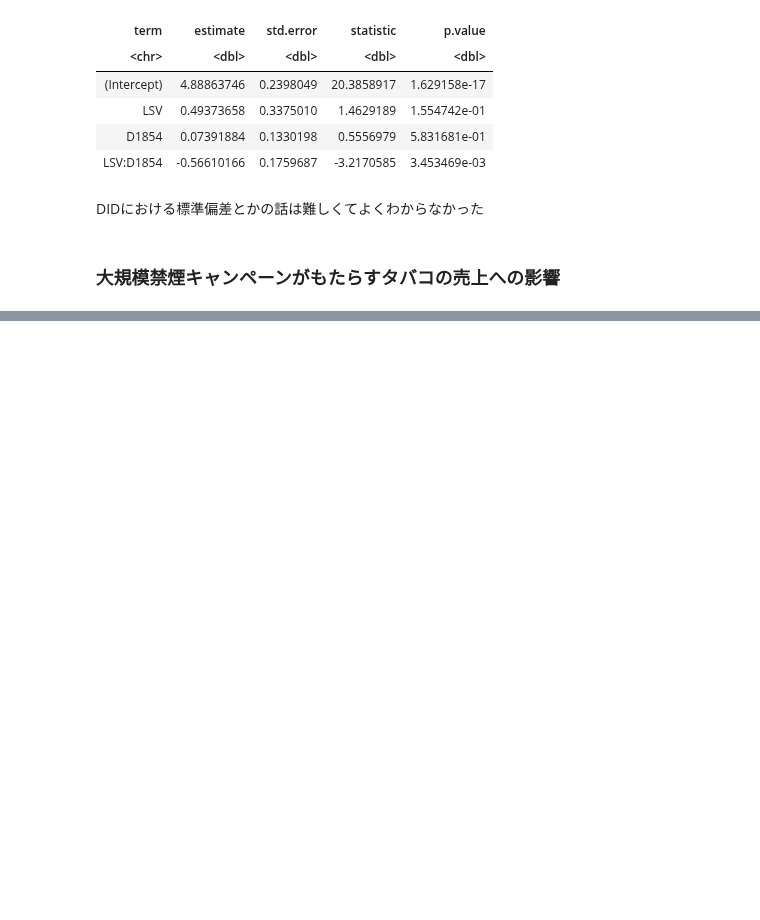
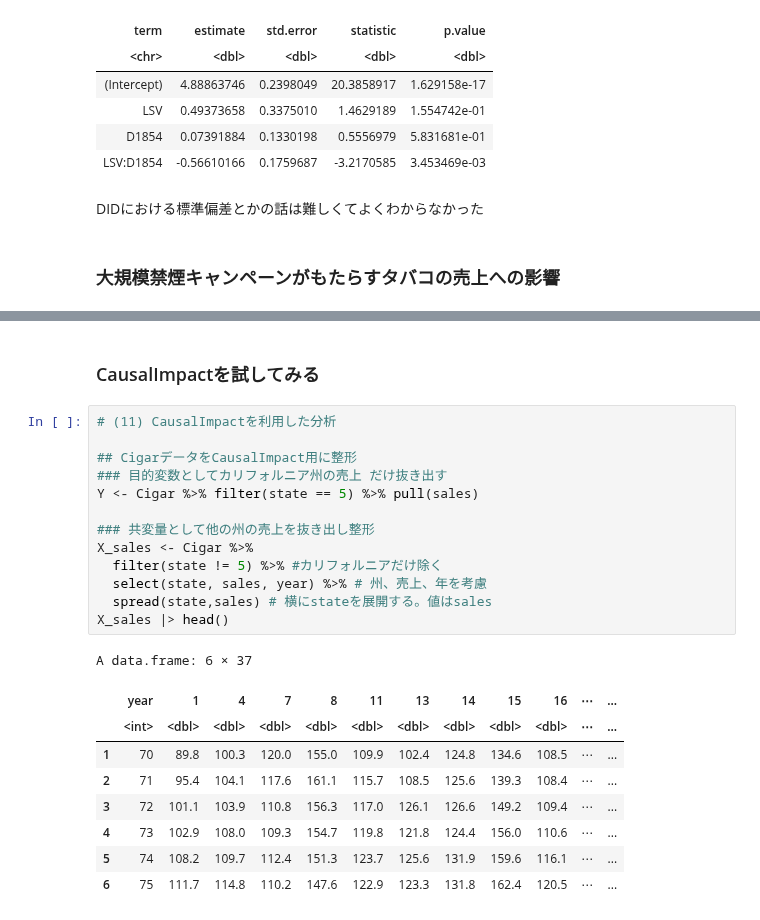
Before and after one commit to masakiaota/study, a Jupyter notebook: cibook/ch4_did.ipynb, the cells around one changed output, grey strips where cells are left out. Drawn from its saved outputs; the diff is of its cells as text; blank space fills up the shorter version.

```diff
--- a/cibook/ch4_did.ipynb
+++ b/cibook/ch4_did.ipynb
@@ -261,0 +477,25 @@ DIDにおける標準偏差とかの話は難しくてよくわからなかっ
+# %% [markdown]
+### CausalImpactを試してみる
+# %%
+# (11) CausalImpactを利用した分析
+
+## CigarデータをCausalImpact用に整形
+### 目的変数としてカリフォルニア州の売上 だけ抜き出す
+Y <- Cigar %>% filter(state == 5) %>% pull(sales)
+
+### 共変量として他の州の売上を抜き出し整形
+X_sales <- Cigar %>%
+  filter(state != 5) %>% #カリフォルニアだけ除く
+  select(state, sales, year) %>% # 州、売上、年を考慮
+  spread(state,sales) # 横にstateを展開する。値はsales
+X_sales |> head()
+# %% [output]
+A data.frame: 6 × 37
+|  | year | 1 | 4 | 7 | 8 | 11 | 13 | 14 | 15 | 16 | ⋯ | ... |
+|  | <int> | <dbl> | <dbl> | <dbl> | <dbl> | <dbl> | <dbl> | <dbl> | <dbl> | <dbl> | ⋯ | ... |
+| 1 | 70 | 89.8 | 100.3 | 120.0 | 155.0 | 109.9 | 102.4 | 124.8 | 134.6 | 108.5 | ⋯ | ... |
+| 2 | 71 | 95.4 | 104.1 | 117.6 | 161.1 | 115.7 | 108.5 | 125.6 | 139.3 | 108.4 | ⋯ | ... |
+| 3 | 72 | 101.1 | 103.9 | 110.8 | 156.3 | 117.0 | 126.1 | 126.6 | 149.2 | 109.4 | ⋯ | ... |
+| 4 | 73 | 102.9 | 108.0 | 109.3 | 154.7 | 119.8 | 121.8 | 124.4 | 156.0 | 110.6 | ⋯ | ... |
+| 5 | 74 | 108.2 | 109.7 | 112.4 | 151.3 | 123.7 | 125.6 | 131.9 | 159.6 | 116.1 | ⋯ | ... |
+| 6 | 75 | 111.7 | 114.8 | 110.2 | 147.6 | 122.9 | 123.3 | 131.8 | 162.4 | 120.5 | ⋯ | ... |
```
Also changed, not shown: parts of 17 cells of this notebook.
